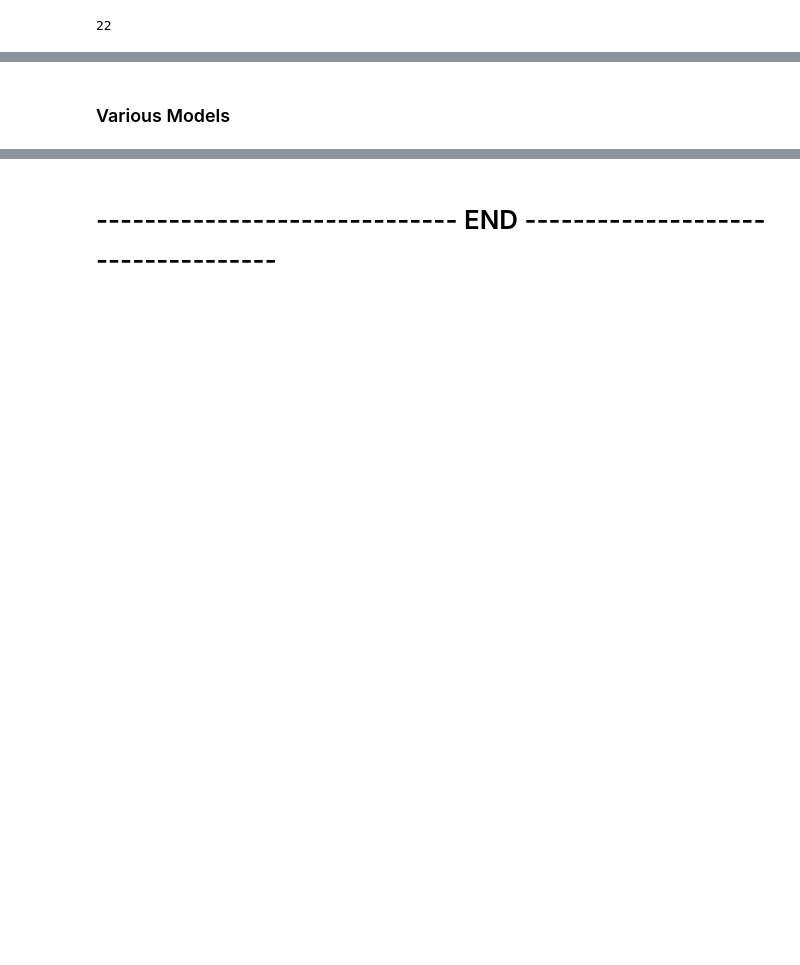
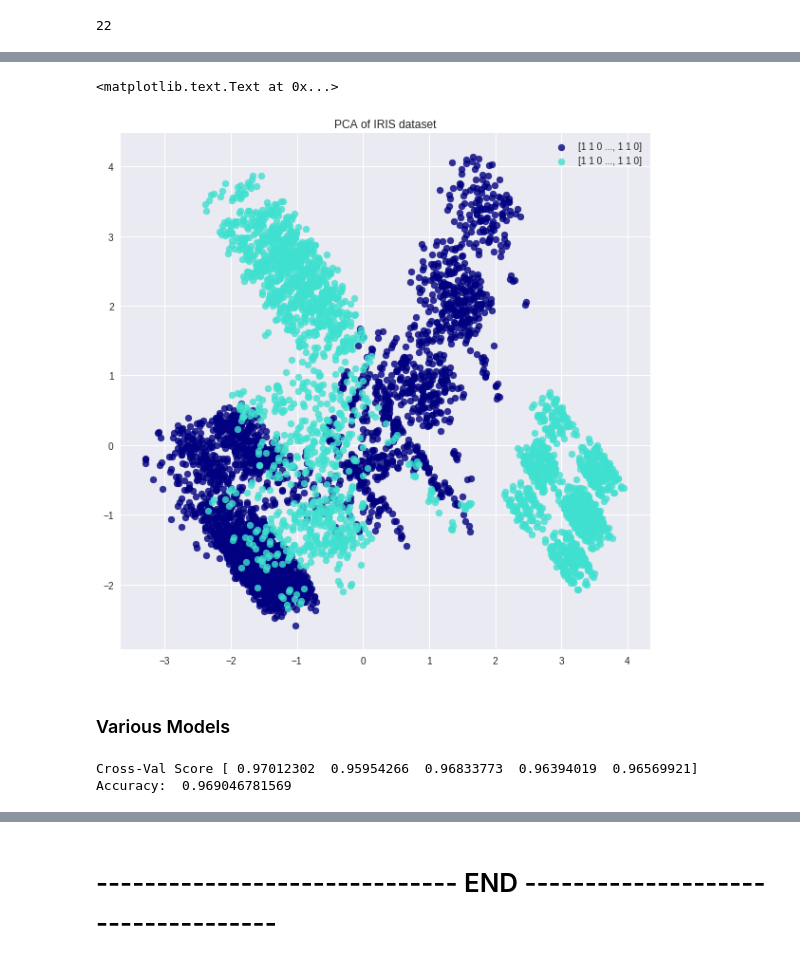
Before and after one commit to GChaudhary/DSG_Predictive_Modelling, a Jupyter notebook: notebook.ipynb, the cells around one changed output, grey strips where cells are left out. Saved outputs shown, nothing was run; the diff lists cells and outputs as text; code cells hidden in the pictures; blank space fills up the shorter version.

```diff
--- a/notebook.ipynb
+++ b/notebook.ipynb
@@ -153,0 +291,13 @@ y = train['class'].as_matrix()
+# %%
+pca = PCA(n_components=2)
+pca_x = pca.fit_transform(x)
+
+colors = ['navy', 'turquoise']
+plt.figure(figsize = (10,10))
+for color, i, target_name in zip(colors, [0, 1], y):
+    plt.scatter(pca_x[y == i, 0], pca_x[y == i, 1], color=color, alpha=.8,label=y)
+plt.legend(loc='best', shadow=False, scatterpoints=1)
+plt.title('PCA of IRIS dataset')
+# %% [output]
+<matplotlib.text.Text at 0x...>
+[figure, added]
@@ -156,3 +347,19 @@ y = train['class'].as_matrix()
+# %%
+### Logistic Regression
+from sklearn.linear_model import LogisticRegression
+clf = LogisticRegression()
+
+print("Cross-Val Score", cross_val_score(clf, x, y, cv=5, scoring=make_scorer(accuracy_score)))
+
+clf.fit(x, y)
+
+pred = clf.predict(x)
+print ("Accuracy: ", accuracy_score(y, pred))
+
+#test_pred = clf.predict(xtest)
+# %% [output]
+Cross-Val Score [ 0.97012302  0.95954266  0.96833773  0.96394019  0.96569921]
+Accuracy:  0.969046781569
 # %%
 ### Decision Trees
 from sklearn import tree
```
Also changed, not shown: parts of 95 cells of this notebook.
